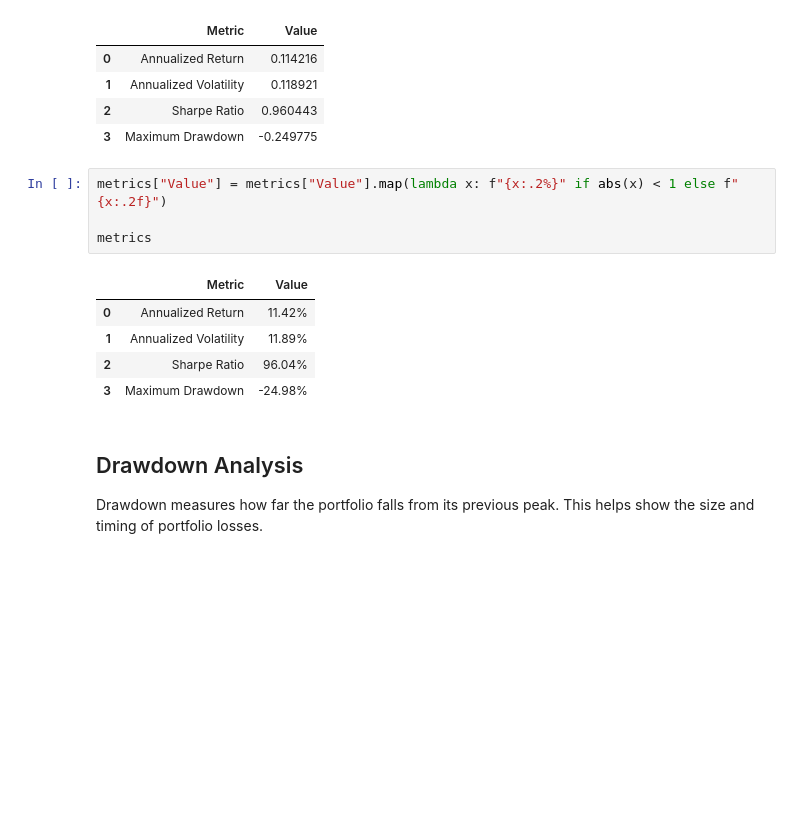
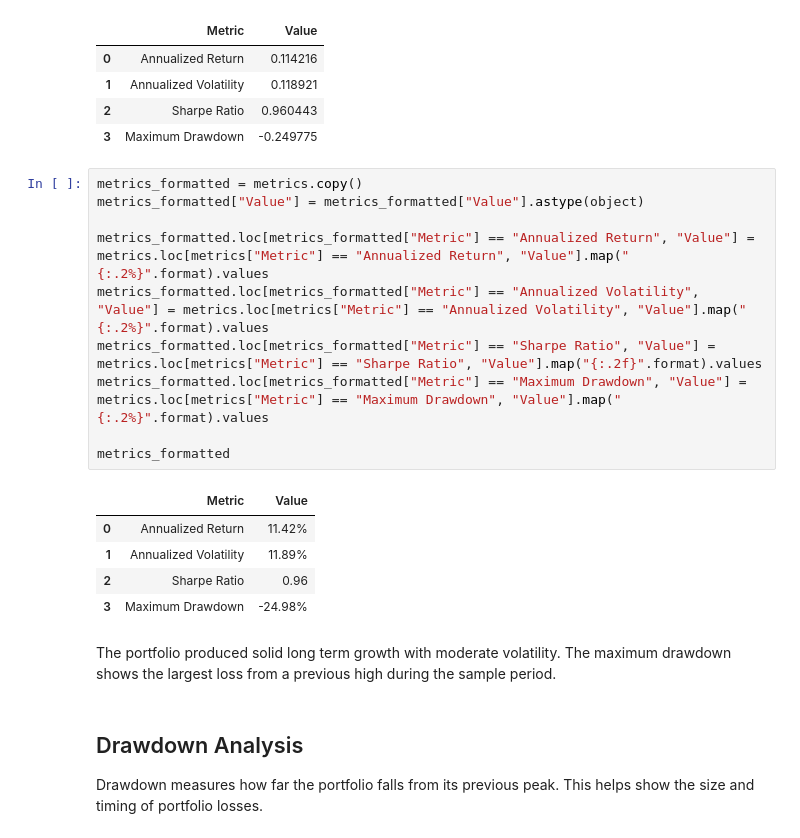
Before and after one commit to a-ospan/portfolio-risk-analysis, a Jupyter notebook: notebooks/analysis.ipynb, the cells around one changed output. Drawn from its saved outputs; the diff is of its cells as text; blank space fills up the shorter version.

```diff
--- a/notebooks/analysis.ipynb
+++ b/notebooks/analysis.ipynb
@@ -174,15 +174,23 @@ metrics
 | 2 | Sharpe Ratio | 0.960443 |
 | 3 | Maximum Drawdown | -0.249775 |
 # %%
-metrics["Value"] = metrics["Value"].map(lambda x: f"{x:.2%}" if abs(x) < 1 else f"{x:.2f}")
+metrics_formatted = metrics.copy()
+metrics_formatted["Value"] = metrics_formatted["Value"].astype(object)
 
-metrics
+metrics_formatted.loc[metrics_formatted["Metric"] == "Annualized Return", "Value"] = metrics.loc[metrics["Metric"] == "Annualized Return", "Value"].map("{:.2%}".format).values
+metrics_formatted.loc[metrics_formatted["Metric"] == "Annualized Volatility", "Value"] = metrics.loc[metrics["Metric"] == "Annualized Volatility", "Value"].map("{:.2%}".format).values
+metrics_formatted.loc[metrics_formatted["Metric"] == "Sharpe Ratio", "Value"] = metrics.loc[metrics["Metric"] == "Sharpe Ratio", "Value"].map("{:.2f}".format).values
+metrics_formatted.loc[metrics_formatted["Metric"] == "Maximum Drawdown", "Value"] = metrics.loc[metrics["Metric"] == "Maximum Drawdown", "Value"].map("{:.2%}".format).values
+
+metrics_formatted
 # %% [output]
 |  | Metric | Value |
 | 0 | Annualized Return | 11.42% |
 | 1 | Annualized Volatility | 11.89% |
-| 2 | Sharpe Ratio | 96.04% |
+| 2 | Sharpe Ratio | 0.96 |
 | 3 | Maximum Drawdown | -24.98% |
+# %% [markdown]
+The portfolio produced solid long term growth with moderate volatility. The maximum drawdown shows the largest loss from a previous high during the sample period.
 # %% [markdown]
 ## Drawdown Analysis
 
```
Also changed, not shown: parts of 17 cells of this notebook.
